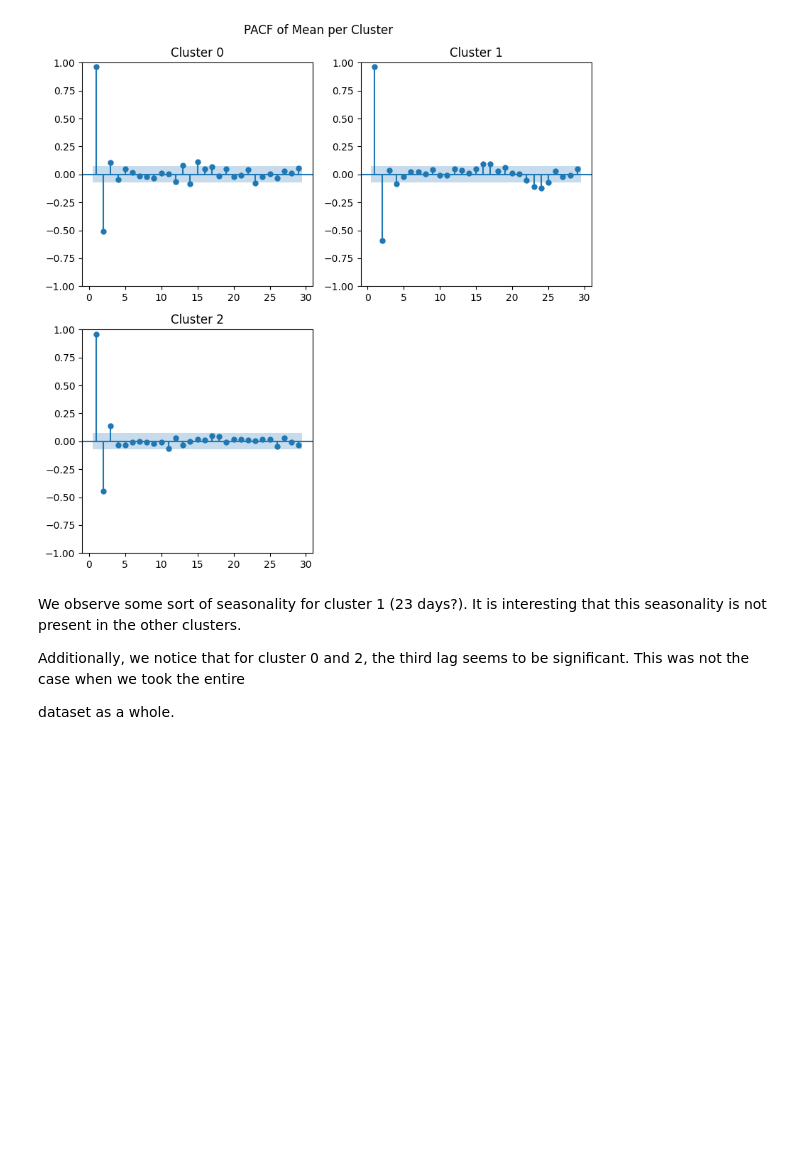
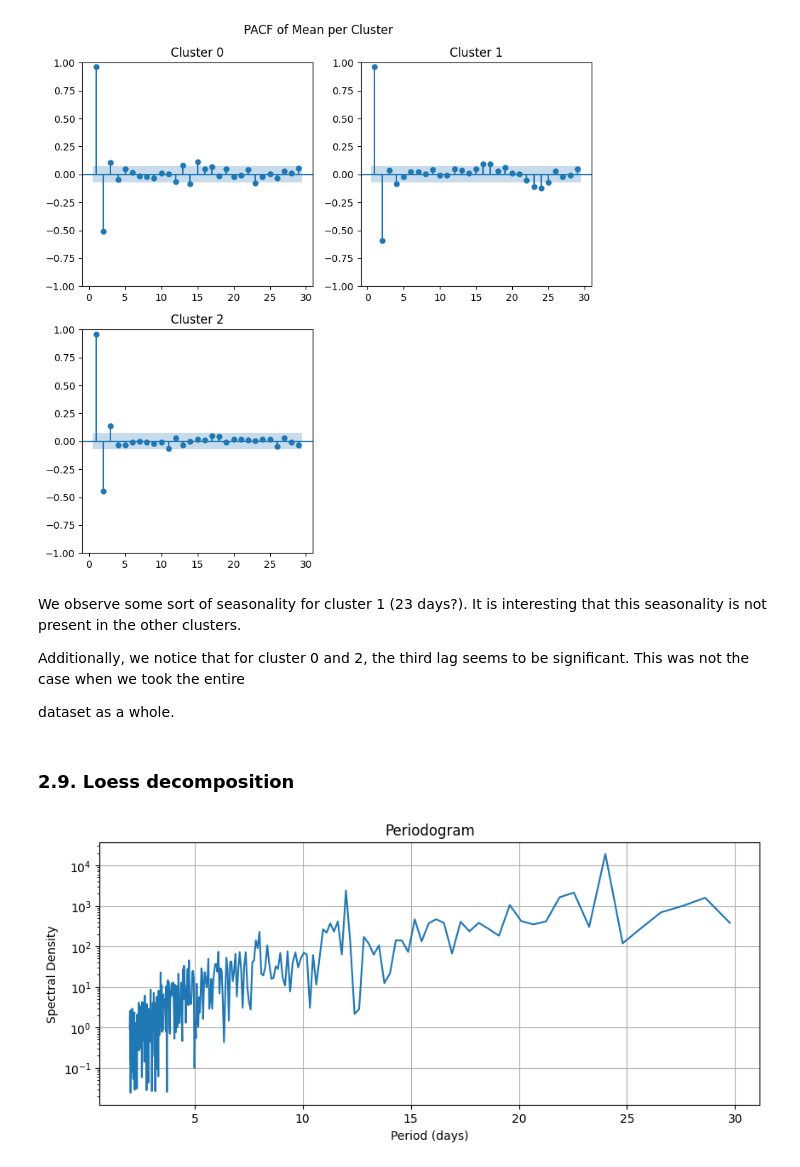
Before and after one commit to Gogonemnem/ensai-assignments, a Jupyter notebook: python_notebooks/explore.ipynb, the cells around one changed output. Saved outputs shown, nothing was run; the diff lists cells and outputs as text; code cells hidden in the pictures; blank space fills up the shorter version.

Commit message:
Investigate potential seasonality

```diff
--- a/python_notebooks/explore.ipynb
+++ b/python_notebooks/explore.ipynb
@@ -292,3 +292,35 @@ We observe some sort of seasonality for cluster 1 (23 days?). It is interesting
 Additionally, we notice that for cluster 0 and 2, the third lag seems to be significant. This was not the case when we took the entire
 
 dataset as a whole.
+# %% [markdown]
+### 2.9. Loess decomposition
+# %%
+import matplotlib.pyplot as plt
+import numpy as np
+from scipy import signal
+
+# Cluster 1 has potential periodicity
+mu_for_cluster = mu_per_cluster[mu_per_cluster.index.get_level_values(0) == 1]
+
+# Compute the periodogram
+frequencies, spectrum = signal.periodogram(mu_for_cluster)
+
+# Convert frequencies to periods (in days)
+# Avoid division by zero
+periods = np.where(frequencies != 0, 1.0 / frequencies, np.inf)
+
+# Filter out periods that are outside the range of interest (5 to 60 days)
+mask = (periods >= 2) & (periods <= 30)
+filtered_periods = periods[mask]
+filtered_spectrum = spectrum[mask]
+
+# Plot the periodogram with periods on the x-axis
+plt.figure(figsize=(10, 4))
+plt.semilogy(filtered_periods, filtered_spectrum)
+plt.title('Periodogram')
+plt.xlabel('Period (days)')
+plt.ylabel('Spectral Density')
+plt.grid(True)
+plt.show()
+# %% [output]
+[figure, added]
```
Also changed, not shown: parts of 4 cells of this notebook.
